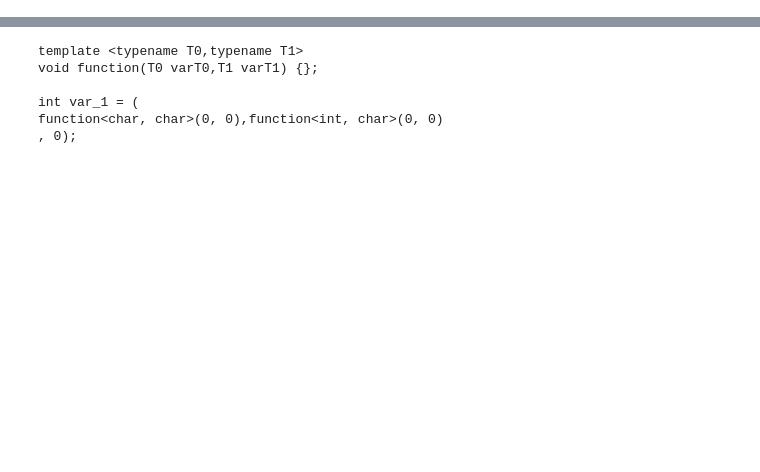
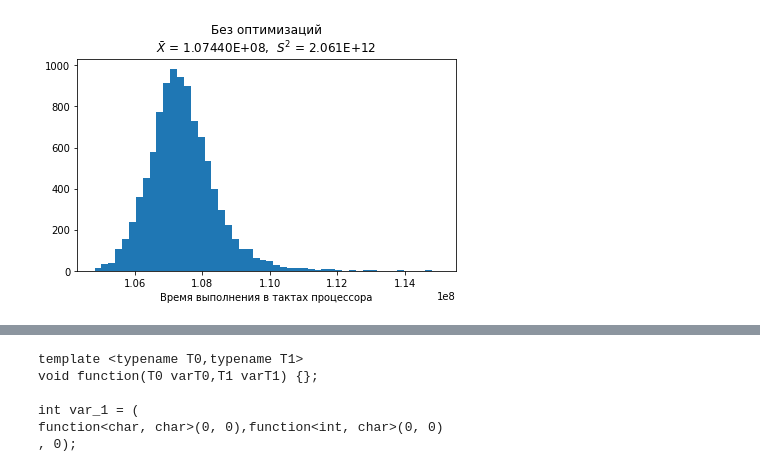
Before and after one commit to yuri-pechatnov/cpp_functools, a Jupyter notebook: research/gen_samples.ipynb, the cells around one changed output, grey strips where cells are left out. Saved outputs shown, nothing was run; the diff lists cells and outputs as text; code cells hidden in the pictures; blank space fills up the shorter version.

```diff
--- a/research/gen_samples.ipynb
+++ b/research/gen_samples.ipynb
@@ -36,0 +729,6 @@ check_code(gen_struct_template_params_sample(2, 2))
+# %%
+elements_3 = calc_sample(N, "taskset 0x1", "cycles")
+# %%
+plot_and_save(elements_3, "Без оптимизаций", 'bench_no_opt_10000.png', x_range)
+# %% [output]
+[figure, added]
```
Also changed, not shown: parts of 70 cells of this notebook, 2 other files.
